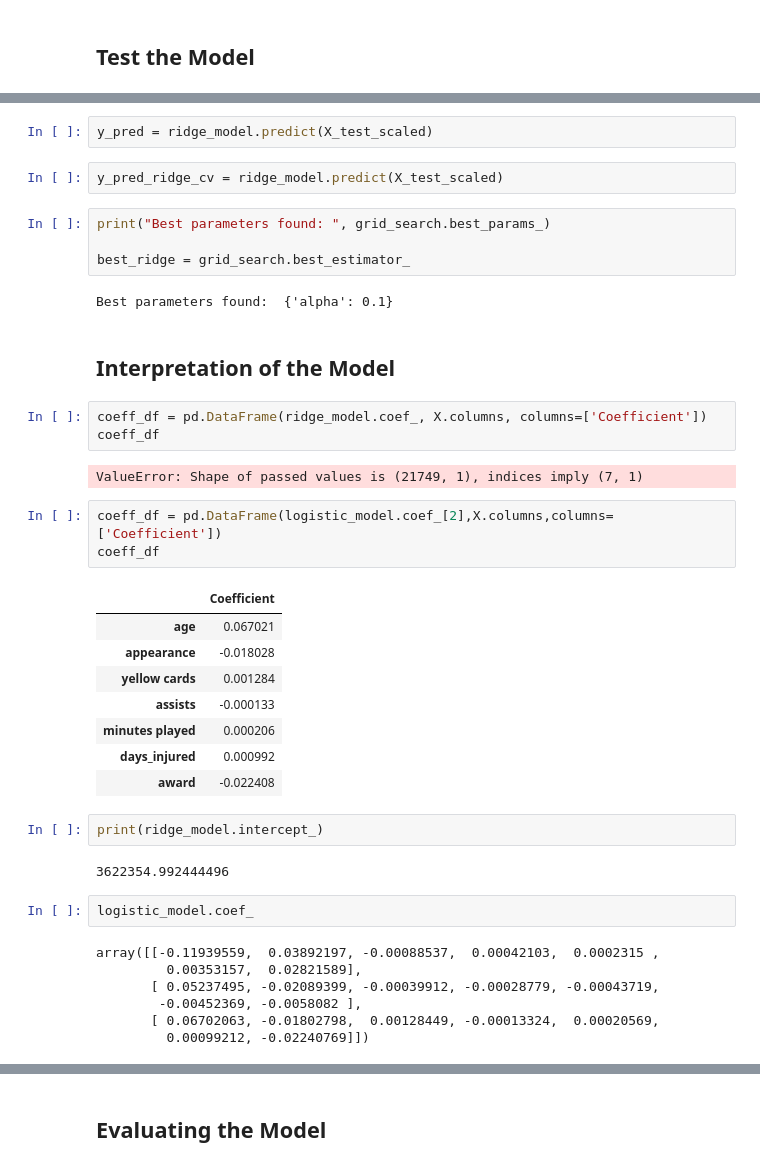
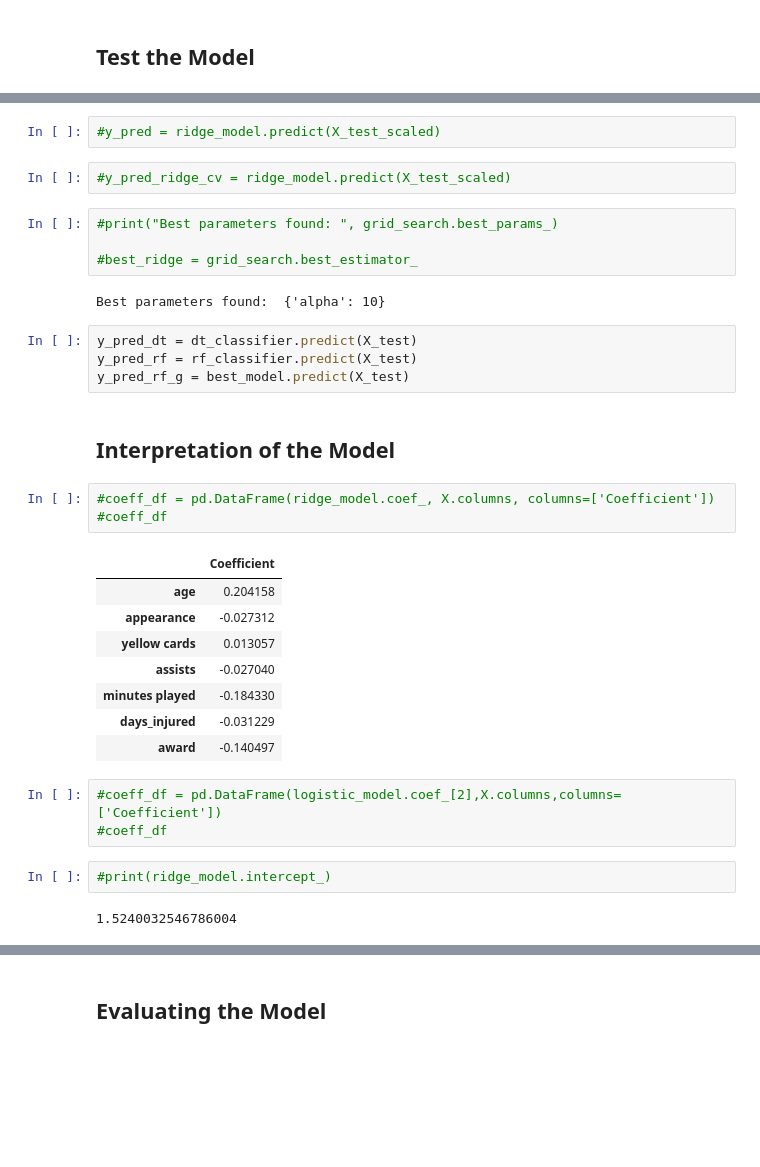
Before and after one commit to Tuwaiq-DS-ML-bootcamp-V-6/Use-case-7, a Jupyter notebook: EDA explain template.ipynb, the cells around one changed output, grey strips where cells are left out. Drawn from its saved outputs; the diff is of its cells as text; blank space fills up the shorter version.

```diff
--- a/EDA explain template.ipynb
+++ b/EDA explain template.ipynb
@@ -552,44 +575,37 @@ y_pred = logistic_model.predict(X_test_scaled)
 # %% [output]
 X does not have valid feature names, but LogisticRegression was fitted with feature names
 # %%
-y_pred = ridge_model.predict(X_test_scaled)
+#y_pred = ridge_model.predict(X_test_scaled)
 # %%
-y_pred_ridge_cv = ridge_model.predict(X_test_scaled)
+#y_pred_ridge_cv = ridge_model.predict(X_test_scaled)
 # %%
-print("Best parameters found: ", grid_search.best_params_)
+#print("Best parameters found: ", grid_search.best_params_)
 
-best_ridge = grid_search.best_estimator_
+#best_ridge = grid_search.best_estimator_
 # %% [output]
-Best parameters found:  {'alpha': 0.1}
+Best parameters found:  {'alpha': 10}
+# %%
+y_pred_dt = dt_classifier.predict(X_test)
+y_pred_rf = rf_classifier.predict(X_test)
+y_pred_rf_g = best_model.predict(X_test)
 # %% [markdown]
 ## Interpretation of the Model
 # %%
-coeff_df = pd.DataFrame(ridge_model.coef_, X.columns, columns=['Coefficient'])
-coeff_df
+#coeff_df = pd.DataFrame(ridge_model.coef_, X.columns, columns=['Coefficient'])
+#coeff_df
 # %% [output]
-ValueError: Shape of passed values is (21749, 1), indices imply (7, 1)
+|  | Coefficient |
+| age | 0.204158 |
+| appearance | -0.027312 |
+| yellow cards | 0.013057 |
+| assists | -0.027040 |
+| minutes played | -0.184330 |
+| days_injured | -0.031229 |
+| award | -0.140497 |
 # %%
-coeff_df = pd.DataFrame(logistic_model.coef_[2],X.columns,columns=['Coefficient'])
-coeff_df
+#coeff_df = pd.DataFrame(logistic_model.coef_[2],X.columns,columns=['Coefficient'])
+#coeff_df
-# %% [output]
-|  | Coefficient |
-| age | 0.067021 |
-| appearance | -0.018028 |
-| yellow cards | 0.001284 |
-| assists | -0.000133 |
-| minutes played | 0.000206 |
-| days_injured | 0.000992 |
-| award | -0.022408 |
 # %%
-print(ridge_model.intercept_)
+#print(ridge_model.intercept_)
 # %% [output]
-3622354.992444496
+1.5240032546786004
-# %%
-logistic_model.coef_
-# %% [output]
-array([[-0.11939559,  0.03892197, -0.00088537,  0.00042103,  0.0002315 ,
-         0.00353157,  0.02821589],
-       [ 0.05237495, -0.02089399, -0.00039912, -0.00028779, -0.00043719,
-        -0.00452369, -0.0058082 ],
-       [ 0.06702063, -0.01802798,  0.00128449, -0.00013324,  0.00020569,
-         0.00099212, -0.02240769]])
```
Also changed, not shown: parts of 56 cells of this notebook.
